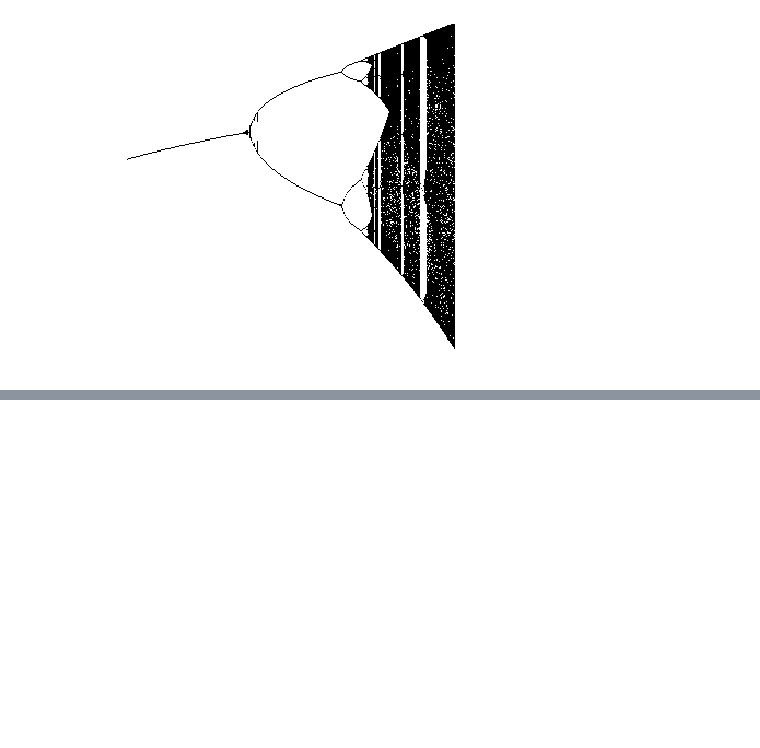
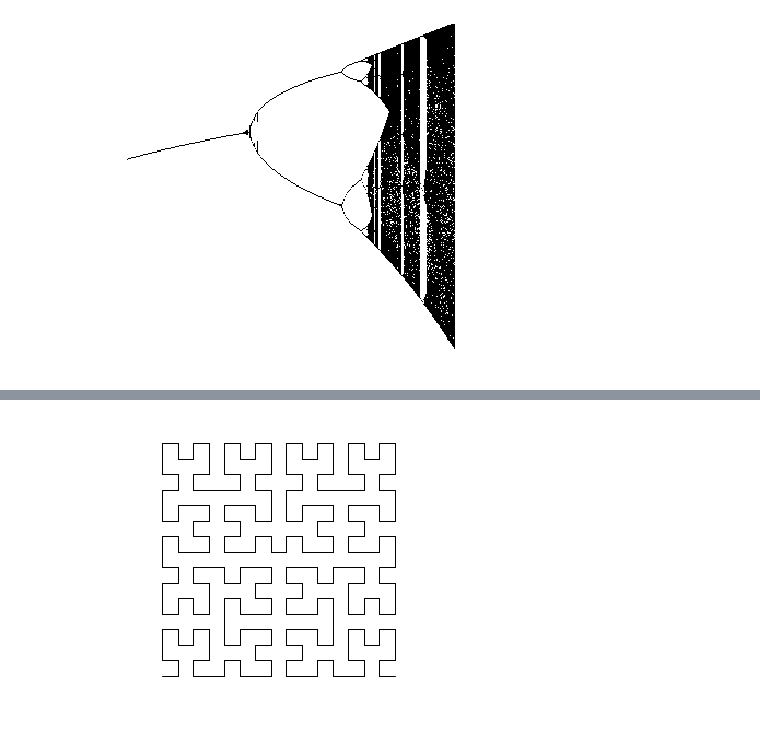
Before and after one commit to effa/iv122, a Jupyter notebook: 06-fractals-chaos.ipynb, the cells around one changed output, grey strips where cells are left out. Saved outputs shown, nothing was run; the diff lists cells and outputs as text; code cells hidden in the pictures; blank space fills up the shorter version.

```diff
--- a/06-fractals-chaos.ipynb
+++ b/06-fractals-chaos.ipynb
@@ -100,0 +204,11 @@ TODO
+# %%
+hilbert = LSystem(
+    'A',
+    [('A', '-BF+AFA+FB-'),
+     ('B', '+AF-BFB-FA+')],
+    {'F': 'forward(10)',
+     '-': 'left(90)',
+     '+': 'right(90)'})
+hilbert.draw(n=4)
+# %% [output]
+[figure, added]
```
Also changed, not shown: parts of 8 cells of this notebook, 1 other file.
